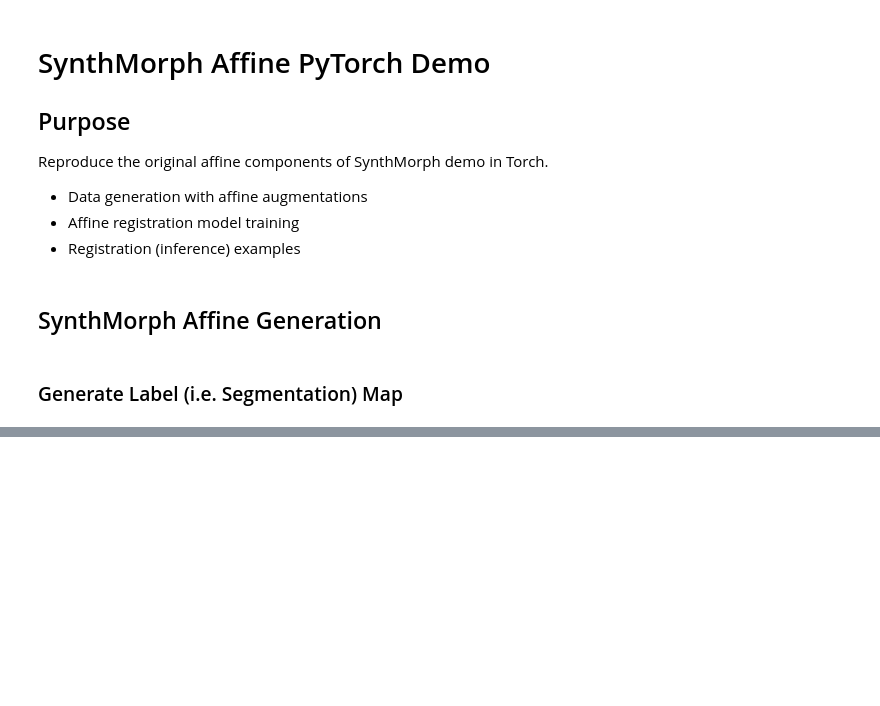
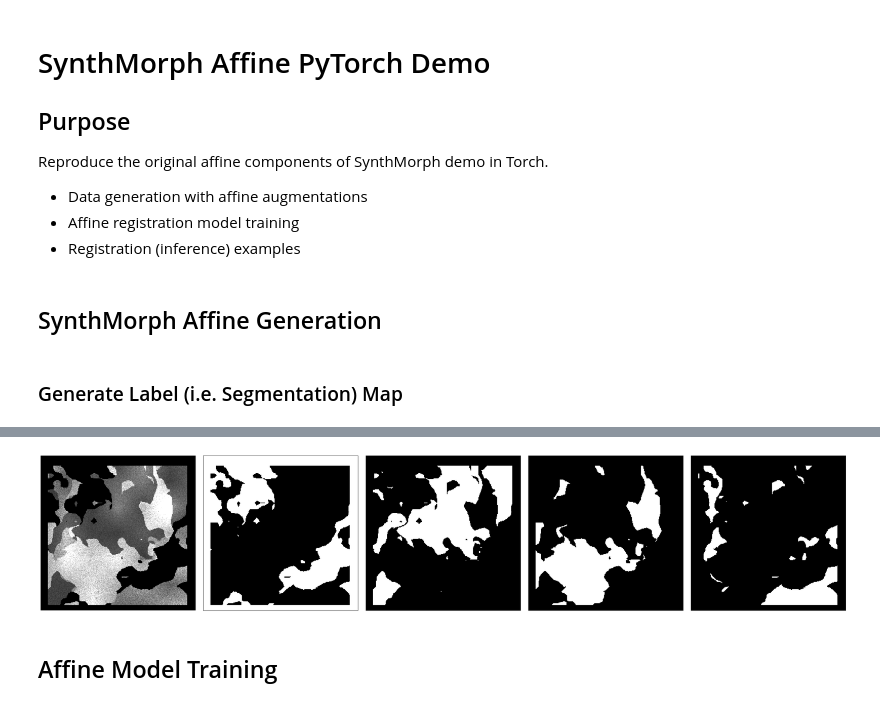
Before and after one commit to matt-kh/synthmorph-torch, a Jupyter notebook: synthmorph_affine.ipynb, the cells around one changed output, grey strips where cells are left out. Drawn from its saved outputs; the diff is of its cells as text; code cells hidden in the pictures; blank space fills up the shorter version.

```diff
--- a/synthmorph_affine.ipynb
+++ b/synthmorph_affine.ipynb
@@ -67,0 +72,22 @@ AssertionError: Torch not compiled with CUDA enabled
+# %%
+# Plot each label of an image
+ind = 1
+image = gen_images[ind].squeeze().tolist()
+labels = gen_labels[ind].squeeze().tolist()
+plot_num = gen_labels[ind].shape[0] + 1
+fig, axes = plt.subplots(1, plot_num, figsize=(plot_num*8, 8))
+axes[0].imshow(image, cmap='gray')
+axes[0].axis('off')
+for c in range(1, plot_num):
+    ax = axes[c]
+    l = labels[c - 1]
+    ax.imshow(l, cmap='gray')
+    ax.set_xticks([])
+    ax.set_yticks([])
+
+plt.subplots_adjust(wspace=0.05)
+plt.show()
+# %% [output]
+[figure, added]
+# %% [markdown]
+## Affine Model Training
```
Also changed, not shown: parts of 4 cells of this notebook, 1 other file.
